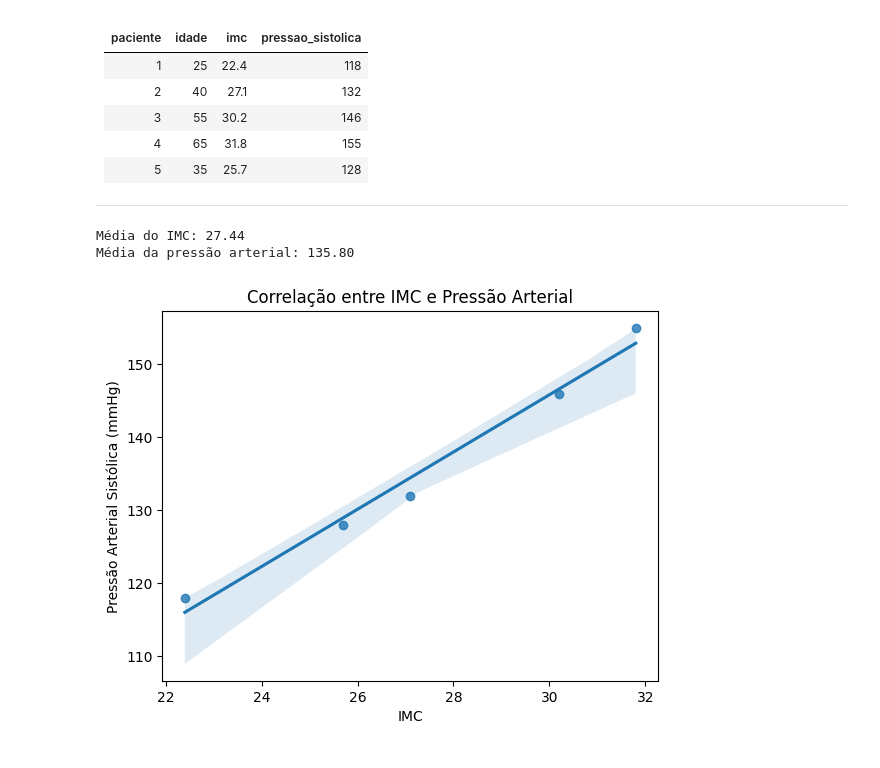
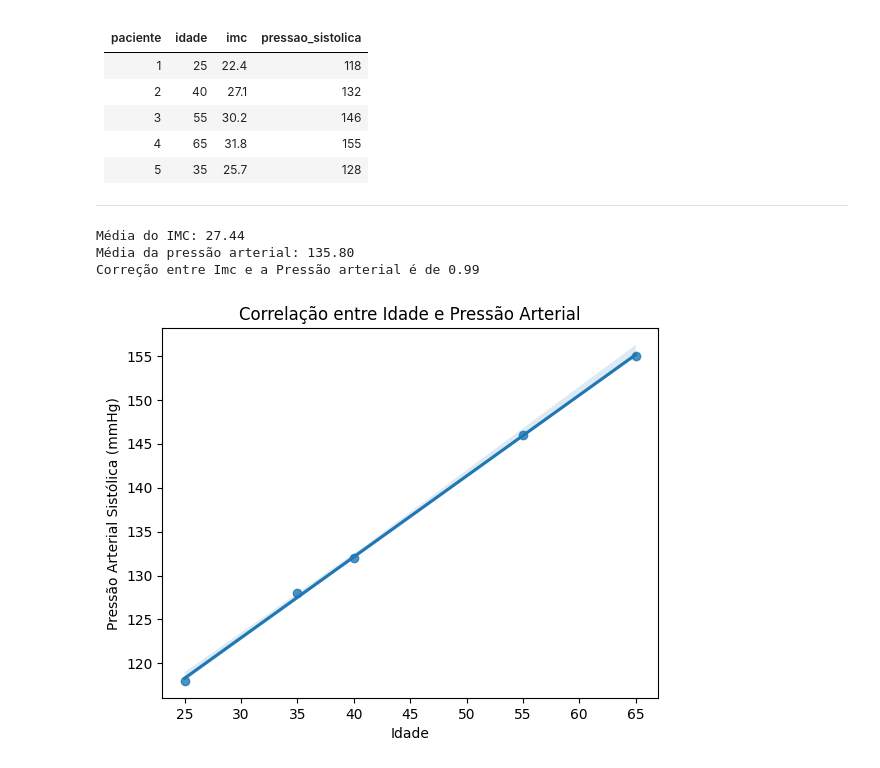
Before and after one commit to yInvictus1/UBD-AV2, a Jupyter notebook: 4_Mini.ipynb, the cells around one changed output. Saved outputs shown, nothing was run; the diff lists cells and outputs as text; code cells hidden in the pictures.

```diff
--- a/4_Mini.ipynb
+++ b/4_Mini.ipynb
@@ -41,22 +41,25 @@ Uma clínica busca entender como a **idade** e o **índice de massa corporal (IM
 # %%
 import pandas as pd
 import seaborn as sns
 import matplotlib.pyplot as plt
 
 df = pd.read_csv("dados/pressao_arterial.csv")
 
 Media_IMC = df['imc'].mean()
 Media_Press = df['pressao_sistolica'].mean()
+correlacao = df['imc'].corr(df['pressao_sistolica'])
 print(f"Média do IMC: {Media_IMC:.2f}")
 print(f"Média da pressão arterial: {Media_Press:.2f}")
+print(f"Correção entre Imc e a Pressão arterial é de {correlacao:.2f}")
 
 # Gráfico de dispersão com linha de tendência
-sns.regplot(data=df, x="imc", y="pressao_sistolica")
-plt.title("Correlação entre IMC e Pressão Arterial")
-plt.xlabel("IMC")
+sns.regplot(data=df, x="idade", y="pressao_sistolica")
+plt.title("Correlação entre Idade e Pressão Arterial")
+plt.xlabel("Idade")
 plt.ylabel("Pressão Arterial Sistólica (mmHg)")
 plt.show()
 # %% [output]
 Média do IMC: 27.44
 Média da pressão arterial: 135.80
+Correção entre Imc e a Pressão arterial é de 0.99
-[figure, old version]
+[figure, new version]
```
